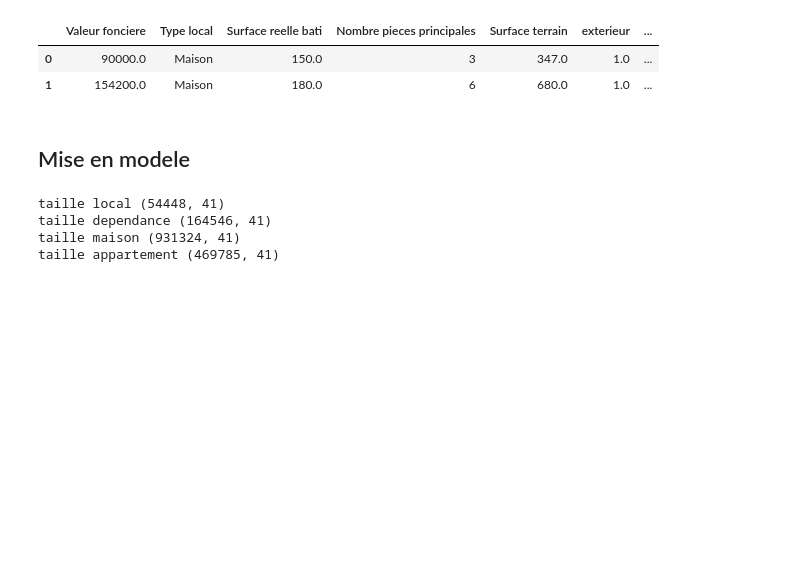
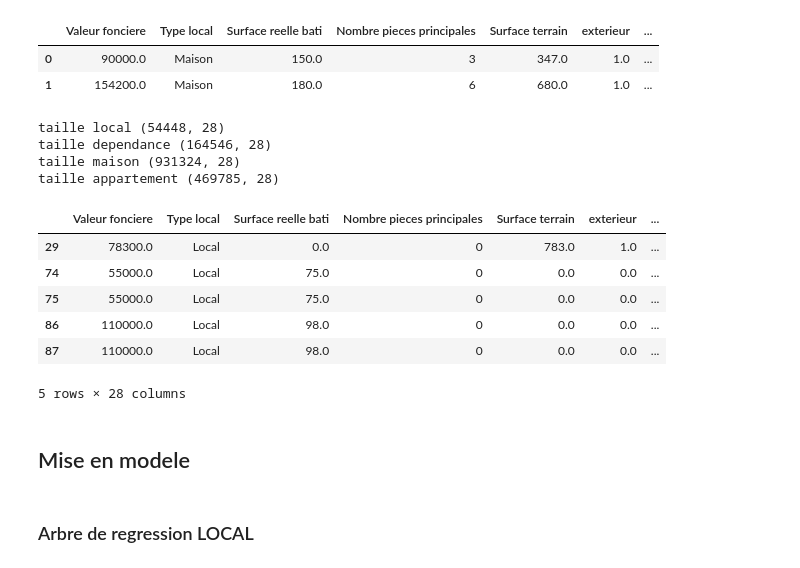
Before and after one commit to cvarrei/MachineLearning_ValeurFoncieres, a Jupyter notebook: Victor/regression.ipynb, the cells around one changed output. Saved outputs shown, nothing was run; the diff lists cells and outputs as text; code cells hidden in the pictures; blank space fills up the shorter version.

```diff
--- a/Victor/regression.ipynb
+++ b/Victor/regression.ipynb
@@ -3,6 +3,6 @@ import pandas as pd
 # %% [markdown]
 # Nettoyage des données
 # %%
-df_train = pd.read_csv("Data/data_train.csv", sep=",")
+df_train = pd.read_csv("C:\\Users\\user\\Documents\\GitHub\\immo_TD\\Data\\data_train.csv", sep=",")
 # %%
 #On enleve la colonne Normalized_Mutations
@@ -27,15 +26,25 @@ df_local=df_train.loc[df_train['Type local']=='Local']
 df_dependance=df_train.loc[df_train['Type local']=='Dépendance']
 df_maison=df_train.loc[df_train['Type local']=='Maison']
 df_appartement=df_train.loc[df_train['Type local']=='Appartement']
+# %%
+print("taille local",df_local.shape)
+print("taille dependance",df_dependance.shape)
+print("taille maison",df_maison.shape)
+print("taille appartement",df_appartement.shape)
+# %% [output]
+taille local (54448, 28)
+taille dependance (164546, 28)
+taille maison (931324, 28)
+taille appartement (469785, 28)
+# %%
+df_local.head()
+# %% [output]
+|  | Valeur fonciere | Type local | Surface reelle bati | Nombre pieces principales | Surface terrain | exterieur | ... |
+| 29 | 78300.0 | Local | 0.0 | 0 | 783.0 | 1.0 | ... |
+| 74 | 55000.0 | Local | 75.0 | 0 | 0.0 | 0.0 | ... |
+| 75 | 55000.0 | Local | 75.0 | 0 | 0.0 | 0.0 | ... |
+| 86 | 110000.0 | Local | 98.0 | 0 | 0.0 | 0.0 | ... |
+| 87 | 110000.0 | Local | 98.0 | 0 | 0.0 | 0.0 | ... |
+5 rows × 28 columns
 # %% [markdown]
 ## Mise en modele
-# %%
-print("taille local",df_local.shape)
-print("taille dependance",df_dependance.shape)
-print("taille maison",df_maison.shape)
-print("taille appartement",df_appartement.shape)
-# %% [output]
-taille local (54448, 41)
-taille dependance (164546, 41)
-taille maison (931324, 41)
-taille appartement (469785, 41)
@@ -43,0 +51,2 @@ df
+# %% [markdown]
+### Arbre de regression LOCAL
```
Also changed, not shown: parts of 30 cells of this notebook.
